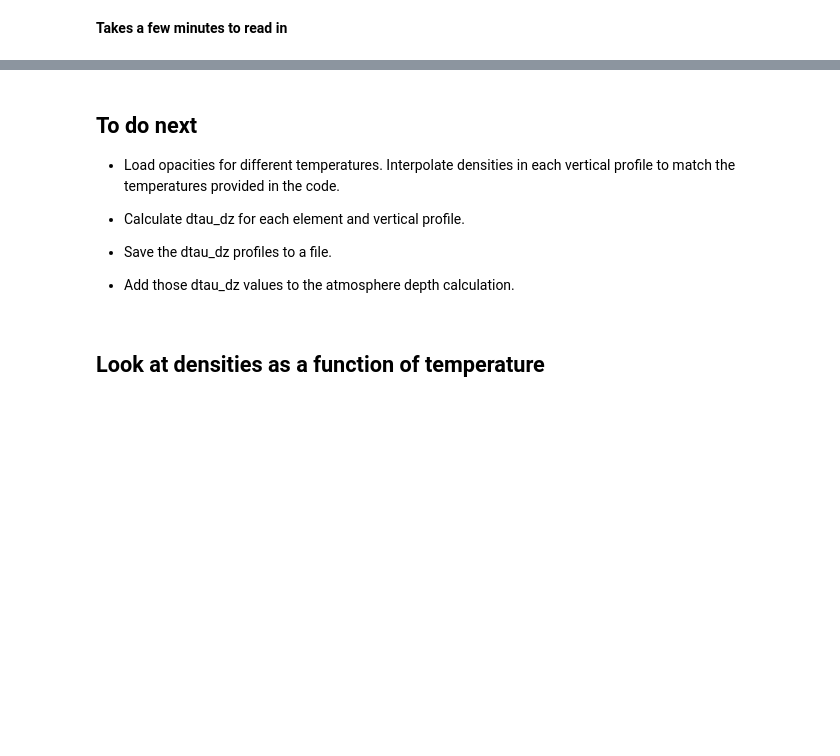
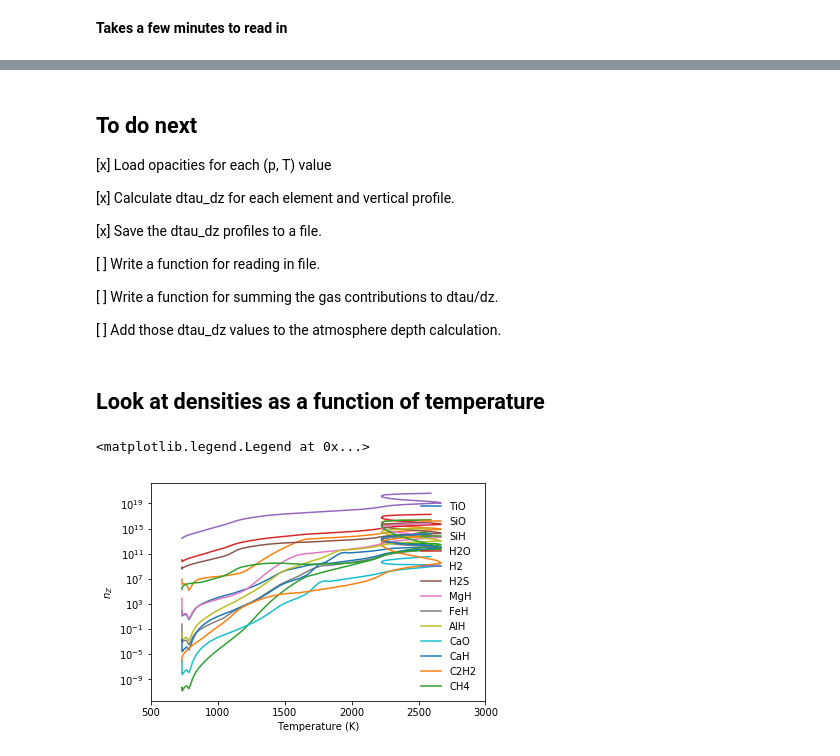
Before and after one commit to eblur/cloudacademyMap, a Jupyter notebook: notebooks/test_gas_opac.ipynb, the cells around one changed output, grey strips where cells are left out. Saved outputs shown, nothing was run; the diff lists cells and outputs as text; code cells hidden in the pictures; blank space fills up the shorter version.

Commit message:
dtau dz profiles made for each gas phase element

```diff
--- a/notebooks/test_gas_opac.ipynb
+++ b/notebooks/test_gas_opac.ipynb
@@ -167,20 +211,30 @@ len(thermo['p'])
 # %% [markdown]
 ## To do next
 
-* Load opacities for different temperatures. Interpolate densities in each vertical profile to match the temperatures provided in the code.
+[x] Load opacities for each (p, T) value
 
-* Calculate dtau_dz for each element and vertical profile.
+[x] Calculate dtau_dz for each element and vertical profile.
 
-* Save the dtau_dz profiles to a file.
+[x] Save the dtau_dz profiles to a file.
 
-* Add those dtau_dz values to the atmosphere depth calculation.
+[ ] Write a function for reading in file.
+
+[ ] Write a function for summing the gas contributions to dtau/dz.
+
+[ ] Add those dtau_dz values to the atmosphere depth calculation.
 # %% [markdown]
 ## Look at densities as a function of temperature
 # %%
 for g in gases:
-    plt.plot(thermo['T'], thermo['n_' + g.upper()])
+    plt.plot(thermo['T'], thermo['n_' + g.upper()], label=g)
 plt.semilogy()
 plt.xlim(500, 3000)
+plt.xlabel('Temperature (K)')
+plt.ylabel('$n_Z$')
+plt.legend(loc='lower right', frameon=False)
+# %% [output]
+<matplotlib.legend.Legend at 0x...>
+[figure, added]
 # %%
 # Sanity check for pressure, temperature interpolation
 # Suggested by Ryan
```
Also changed, not shown: parts of 23 cells of this notebook.
